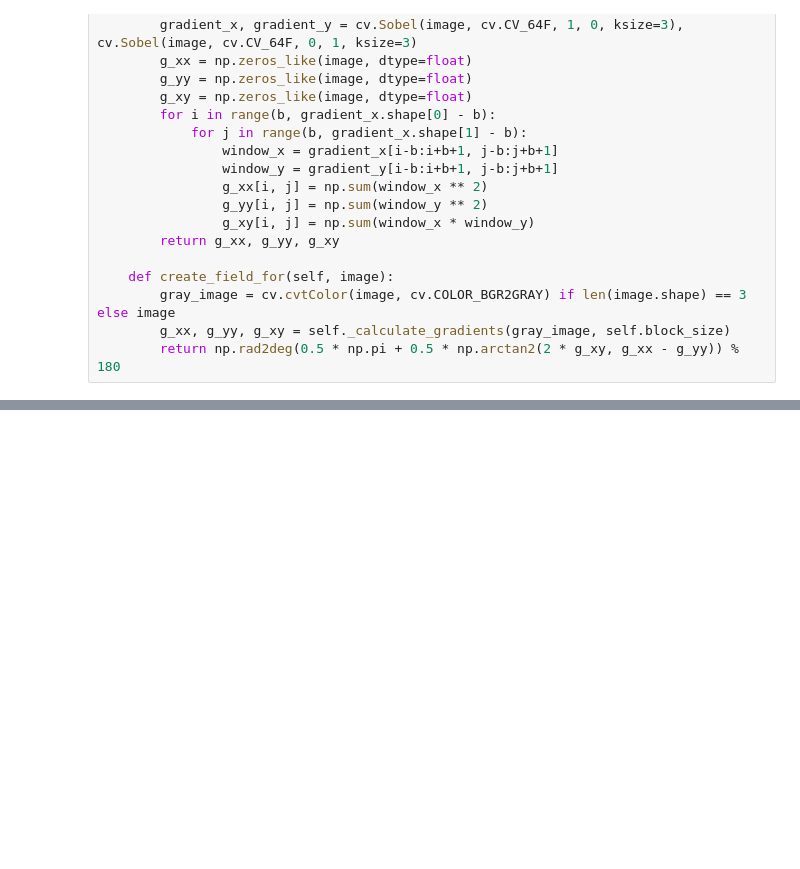
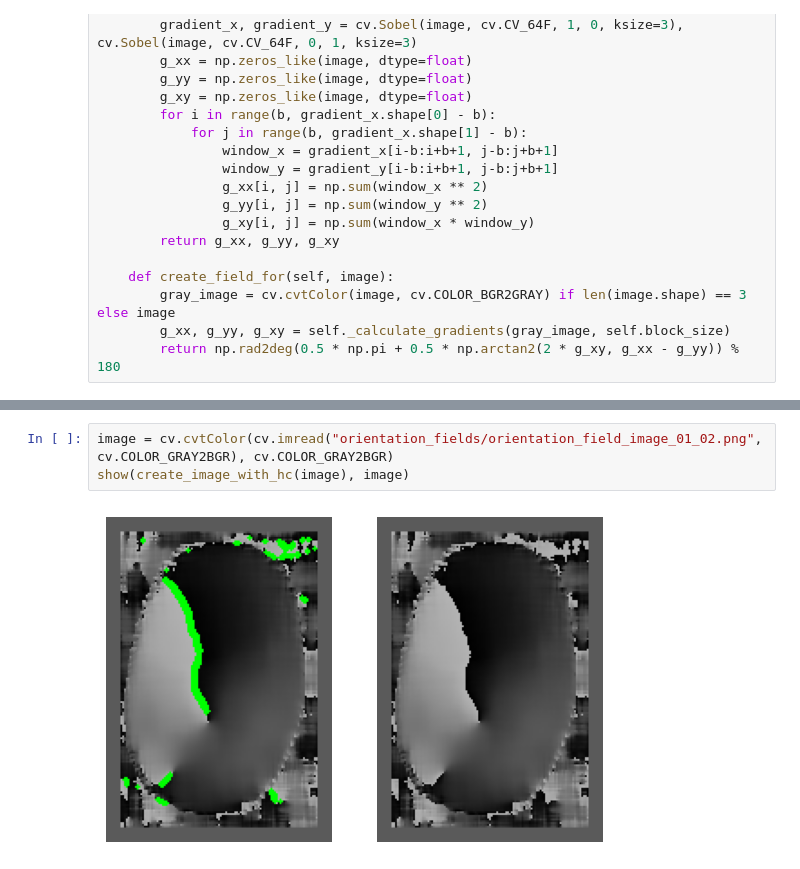
Before and after one commit to FourthCourseProjects/FingerPrintDetection, a Jupyter notebook: main.ipynb, the cells around one changed output, grey strips where cells are left out. Drawn from its saved outputs; the diff is of its cells as text; blank space fills up the shorter version.

```diff
--- a/main.ipynb
+++ b/main.ipynb
@@ -73,0 +113,5 @@ show(orientation_field_creator.create_field_for(image_03), cv.imread('fingerprin
+# %%
+image = cv.cvtColor(cv.imread("orientation_fields/orientation_field_image_01_02.png", cv.COLOR_GRAY2BGR), cv.COLOR_GRAY2BGR)
+show(create_image_with_hc(image), image)
+# %% [output]
+[figure, added]
```
Also changed, not shown: parts of 8 cells of this notebook, 4 other files.
